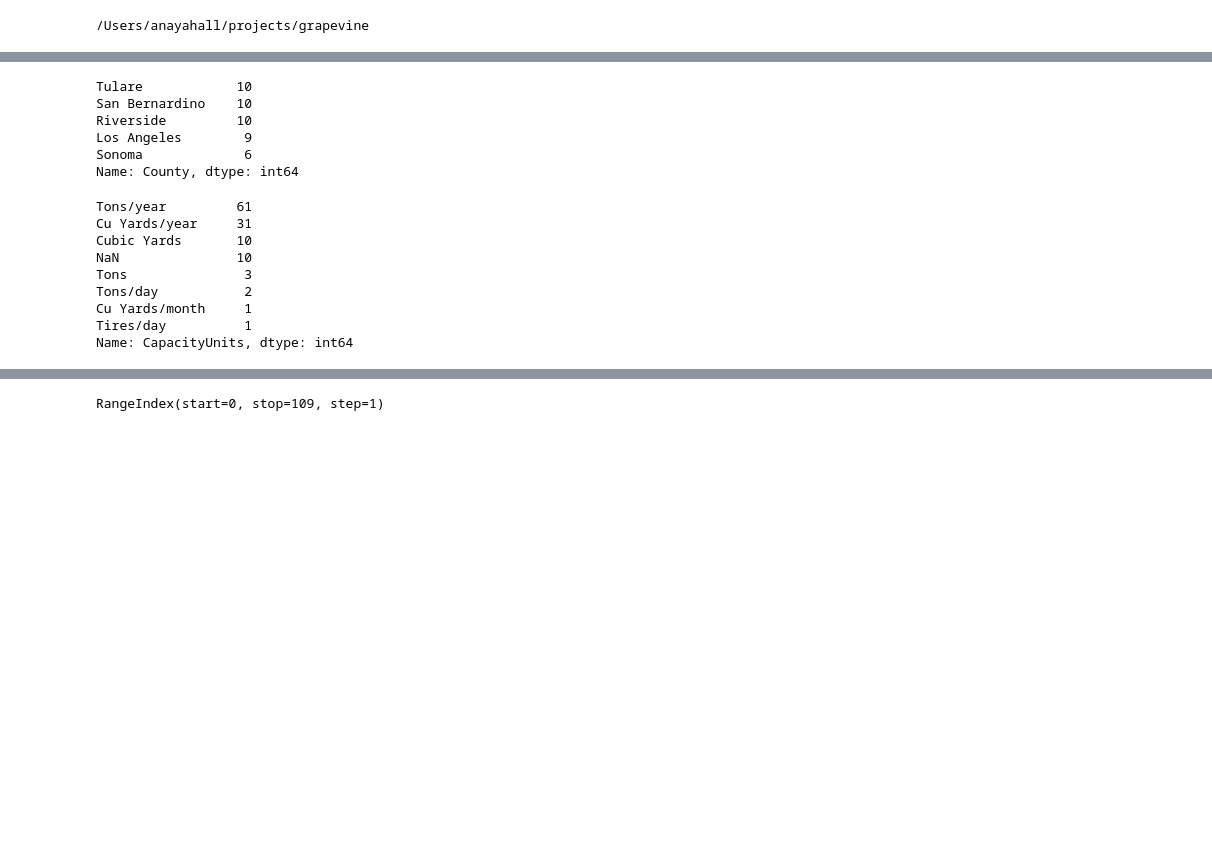
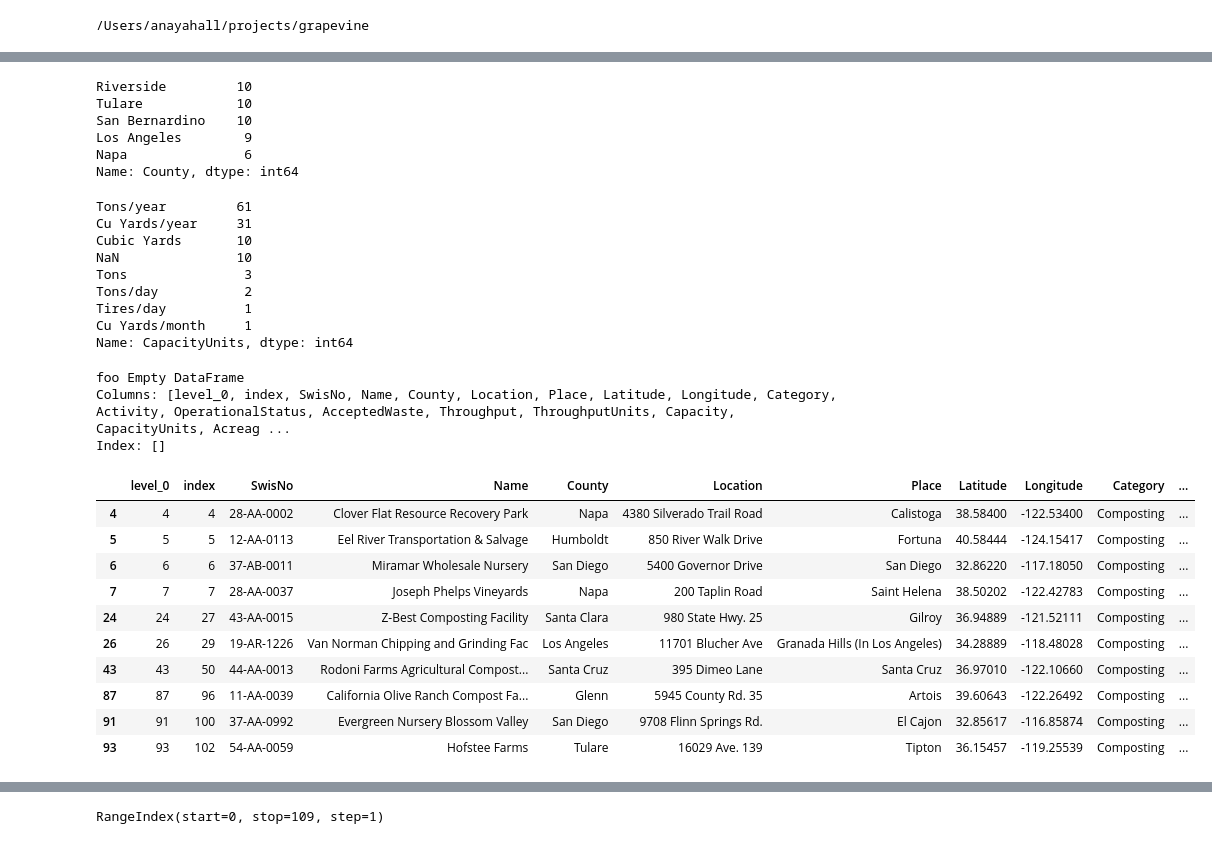
Before and after one commit to anayahall/grapevine, a Jupyter notebook: scripts/capunits.ipynb, the cells around one changed output, grey strips where cells are left out. Drawn from its saved outputs; the diff is of its cells as text; code cells hidden in the pictures; blank space fills up the shorter version.

Commit message:
capacity units mostly done yay

```diff
--- a/scripts/capunits.ipynb
+++ b/scripts/capunits.ipynb
@@ -12,7 +12,7 @@ print(os.getcwd())
 os.chdir("/Users/anayahall/projects/grapevine")
 
 #read in compost facilities csv
-d = pd.read_csv("data/swis_compost.csv")
+df = pd.read_csv("data/swis_compost.csv")
 # %% [output]
 /Users/anayahall/projects/grapevine
 # %%
@@ -30,14 +29,14 @@ d.head()
 # %%
-d.County.value_counts(dropna=False).head()
+df.County.value_counts(dropna=False).head()
 # %% [output]
+Riverside         10
 Tulare            10
 San Bernardino    10
-Riverside         10
 Los Angeles        9
-Sonoma             6
+Napa               6
 Name: County, dtype: int64
 # %%
-d['CapacityUnits'].value_counts(dropna=False)
+df['CapacityUnits'].value_counts(dropna=False)
 # %% [output]
 Tons/year         61
 Cu Yards/year     31
@@ -45,8 +44,55 @@ Cubic Yards       10
 NaN               10
 Tons               3
 Tons/day           2
+Tires/day          1
 Cu Yards/month     1
-Tires/day          1
 Name: CapacityUnits, dtype: int64
+# %%
+# Identify and recode oddly labeled capacity units (those lacking time unit)
+df[df.CapacityUnits=="Tons"]
+
+n = len(df.index)
+for i in range(n):
+#     print("index: ", i)
+    if df.SwisNo[i] == "13-AA-0095":
+        df.at[i, 'CapacityUnits'] = "Tons/year"
+    if df.SwisNo[i]=="49-AA-0422":
+        df.at[i, 'CapacityUnits'] = "Tons/year"
+    if df.SwisNo[i]=="36-AA-0456":
+        df.at[i, 'CapacityUnits'] = "Tons/year"
+
+foo = df[df.CapacityUnits=="Tons/Year"]
+print('foo', foo)
+# %% [output]
+foo Empty DataFrame
+Columns: [level_0, index, SwisNo, Name, County, Location, Place, Latitude, Longitude, Category, Activity, OperationalStatus, AcceptedWaste, Throughput, ThroughputUnits, Capacity, CapacityUnits, Acreag ...
+Index: []
+# %%
+
+
+df[df.CapacityUnits=="Cubic Yards"]
+
+
+# n = len(df.index)
+# for i in range(n):
+#     print("index: ", i)
+#     if df.SwisNo[i]=="12-AA-0113":
+#         df.CapacityUnits[i]="Cu Yards/year"
+#     if df.SwisNo[i]=="44-AA-0013":
+#         df.CapacityUnits[i]="Cu Yards/month"
+#     if df.SwisNo[i]=="37-AA-0992":
+#          df.CapacityUnits="Cu Yards/year"
+# %% [output]
+|  | level_0 | index | SwisNo | Name | County | Location | Place | Latitude | Longitude | Category | ... |
+| 4 | 4 | 4 | 28-AA-0002 | Clover Flat Resource Recovery Park | Napa | 4380 Silverado Trail Road | Calistoga | 38.58400 | -122.53400 | Composting | ... |
+| 5 | 5 | 5 | 12-AA-0113 | Eel River Transportation & Salvage | Humboldt | 850 River Walk Drive | Fortuna | 40.58444 | -124.15417 | Composting | ... |
+| 6 | 6 | 6 | 37-AB-0011 | Miramar Wholesale Nursery | San Diego | 5400 Governor Drive | San Diego | 32.86220 | -117.18050 | Composting | ... |
+| 7 | 7 | 7 | 28-AA-0037 | Joseph Phelps Vineyards | Napa | 200 Taplin Road | Saint Helena | 38.50202 | -122.42783 | Composting | ... |
+| 24 | 24 | 27 | 43-AA-0015 | Z-Best Composting Facility | Santa Clara | 980 State Hwy. 25 | Gilroy | 36.94889 | -121.52111 | Composting | ... |
+| 26 | 26 | 29 | 19-AR-1226 | Van Norman Chipping and Grinding Fac | Los Angeles | 11701 Blucher Ave | Granada Hills (In Los Angeles) | 34.28889 | -118.48028 | Composting | ... |
+| 43 | 43 | 50 | 44-AA-0013 | Rodoni Farms Agricultural Compost... | Santa Cruz | 395 Dimeo Lane | Santa Cruz | 36.97010 | -122.10660 | Composting | ... |
+| 87 | 87 | 96 | 11-AA-0039 | California Olive Ranch Compost Fa... | Glenn | 5945 County Rd. 35 | Artois | 39.60643 | -122.26492 | Composting | ... |
+| 91 | 91 | 100 | 37-AA-0992 | Evergreen Nursery Blossom Valley | San Diego | 9708 Flinn Springs Rd. | El Cajon | 32.85617 | -116.85874 | Composting | ... |
+| 93 | 93 | 102 | 54-AA-0059 | Hofstee Farms | Tulare | 16029 Ave. 139 | Tipton | 36.15457 | -119.25539 | Composting | ... |
 # %%
 # first filter out all th
```
Also changed, not shown: parts of 3 cells of this notebook.
